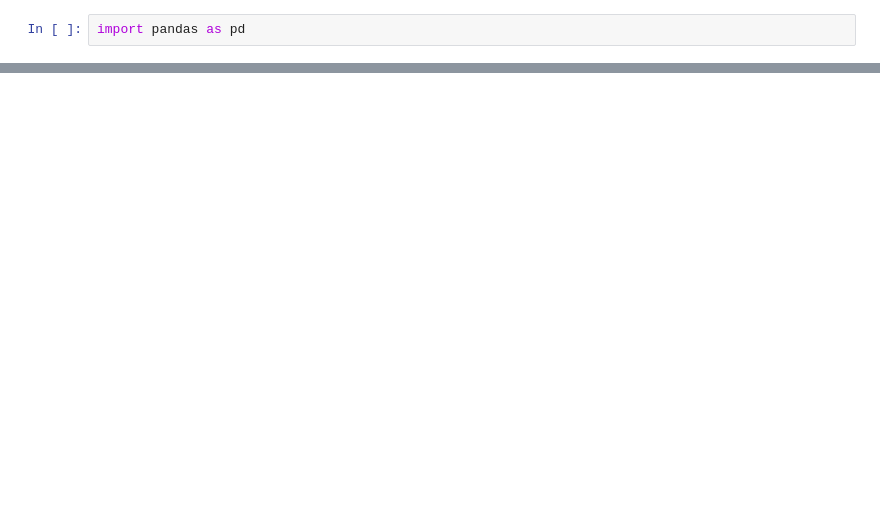
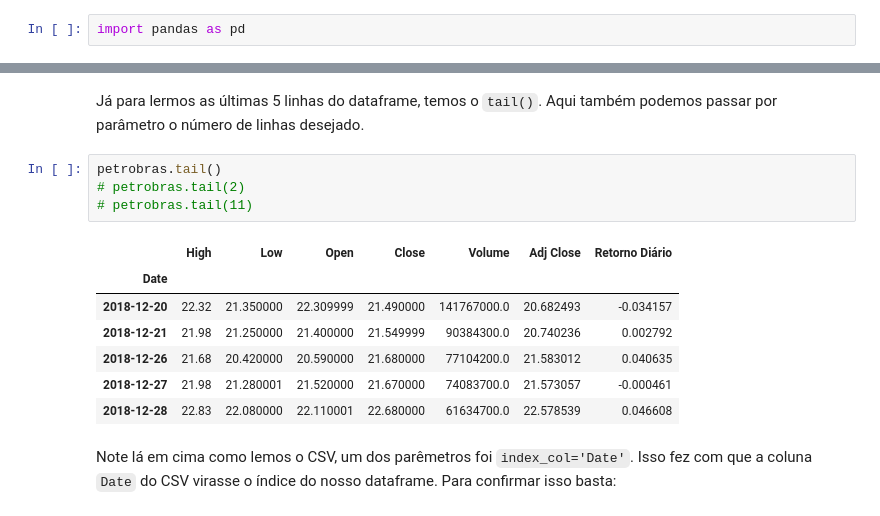
Before and after one commit to albertoivo/nossasrotas-finance, a Jupyter notebook: python-basics/Pandas.ipynb, the cells around one changed output, grey strips where cells are left out. Drawn from its saved outputs; the diff is of its cells as text; blank space fills up the shorter version.

```diff
--- a/python-basics/Pandas.ipynb
+++ b/python-basics/Pandas.ipynb
@@ -13,2 +45,18 @@ petrobras.tail(9)
+# %% [markdown]
+Já para lermos as últimas 5 linhas do dataframe, temos o `tail()`. Aqui também podemos passar por parâmetro o número de linhas desejado.
+# %%
+petrobras.tail()
+# petrobras.tail(2)
+# petrobras.tail(11)
+# %% [output]
+|  | High | Low | Open | Close | Volume | Adj Close | Retorno Diário |
+| Date |  |  |  |  |  |  |  |
+| 2018-12-20 | 22.32 | 21.350000 | 22.309999 | 21.490000 | 141767000.0 | 20.682493 | -0.034157 |
+| 2018-12-21 | 21.98 | 21.250000 | 21.400000 | 21.549999 | 90384300.0 | 20.740236 | 0.002792 |
+| 2018-12-26 | 21.68 | 20.420000 | 20.590000 | 21.680000 | 77104200.0 | 21.583012 | 0.040635 |
+| 2018-12-27 | 21.98 | 21.280001 | 21.520000 | 21.670000 | 74083700.0 | 21.573057 | -0.000461 |
+| 2018-12-28 | 22.83 | 22.080000 | 22.110001 | 22.680000 | 61634700.0 | 22.578539 | 0.046608 |
+# %% [markdown]
+Note lá em cima como lemos o CSV, um dos parêmetros foi `index_col='Date'`. Isso fez com que a coluna `Date` do CSV virasse o índice do nosso dataframe. Para confirmar isso basta:
 # %%
 petrobras.index
```
Also changed, not shown: parts of 40 cells of this notebook.
